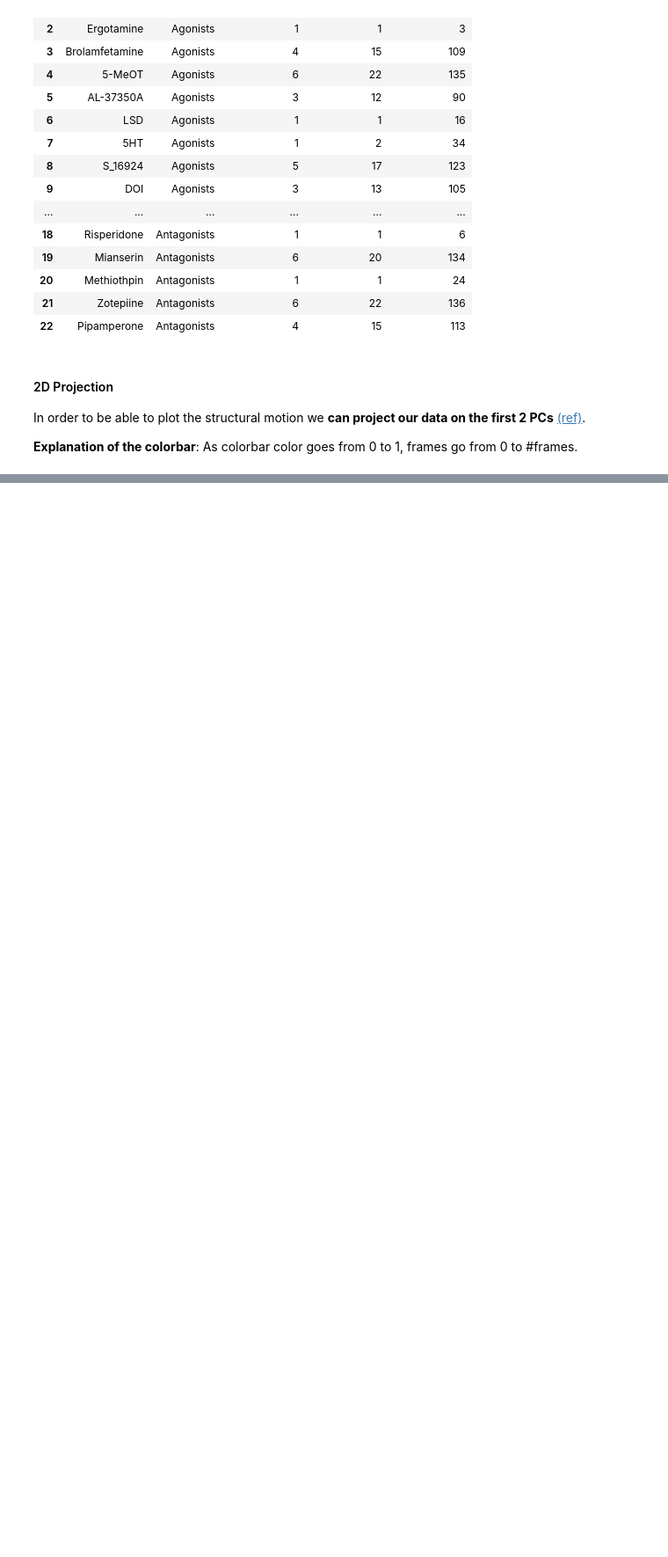
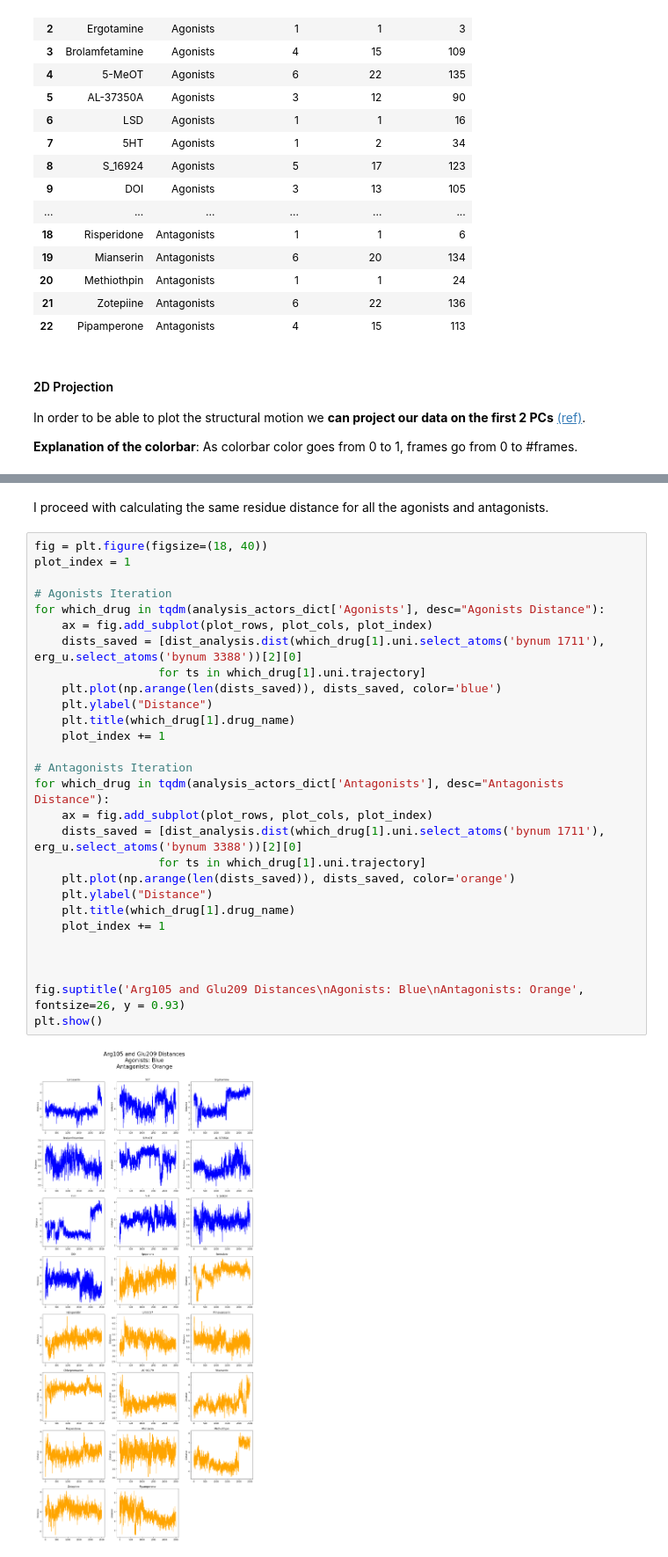
Before and after one commit to MikeXydas/MDSimsEval, a Jupyter notebook: MD_Analysis/AnalysisPipeline.ipynb, the cells around one changed output, grey strips where cells are left out. Shown at 88% size. Cells and saved outputs as stored; diff of their text form; blank space fills up the shorter version.

```diff
--- a/MD_Analysis/AnalysisPipeline.ipynb
+++ b/MD_Analysis/AnalysisPipeline.ipynb
@@ -793,0 +886,32 @@ Technically speaking, each "experiment" can be independently run, without having
+# %% [markdown]
+I proceed with calculating the same residue distance for all the agonists and antagonists.
+# %%
+fig = plt.figure(figsize=(18, 40))
+plot_index = 1
+
+# Agonists Iteration
+for which_drug in tqdm(analysis_actors_dict['Agonists'], desc="Agonists Distance"):
+    ax = fig.add_subplot(plot_rows, plot_cols, plot_index)
+    dists_saved = [dist_analysis.dist(which_drug[1].uni.select_atoms('bynum 1711'), erg_u.select_atoms('bynum 3388'))[2][0]
+                  for ts in which_drug[1].uni.trajectory]
+    plt.plot(np.arange(len(dists_saved)), dists_saved, color='blue')
+    plt.ylabel("Distance")
+    plt.title(which_drug[1].drug_name)
+    plot_index += 1
+
+# Antagonists Iteration
+for which_drug in tqdm(analysis_actors_dict['Antagonists'], desc="Antagonists Distance"):
+    ax = fig.add_subplot(plot_rows, plot_cols, plot_index)
+    dists_saved = [dist_analysis.dist(which_drug[1].uni.select_atoms('bynum 1711'), erg_u.select_atoms('bynum 3388'))[2][0]
+                  for ts in which_drug[1].uni.trajectory]
+    plt.plot(np.arange(len(dists_saved)), dists_saved, color='orange')
+    plt.ylabel("Distance")
+    plt.title(which_drug[1].drug_name)
+    plot_index += 1
+
+
+
+fig.suptitle('Arg105 and Glu209 Distances\nAgonists: Blue\nAntagonists: Orange', fontsize=26, y = 0.93)
+plt.show()
+# %% [output]
+[figure, added]
```
Also changed, not shown: parts of 25 cells of this notebook.
